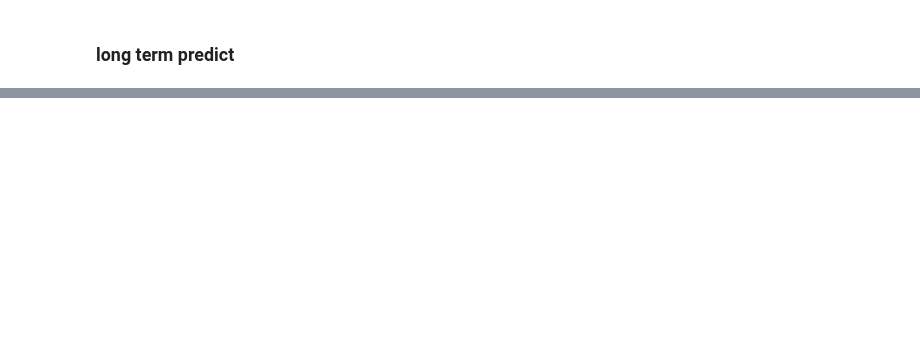
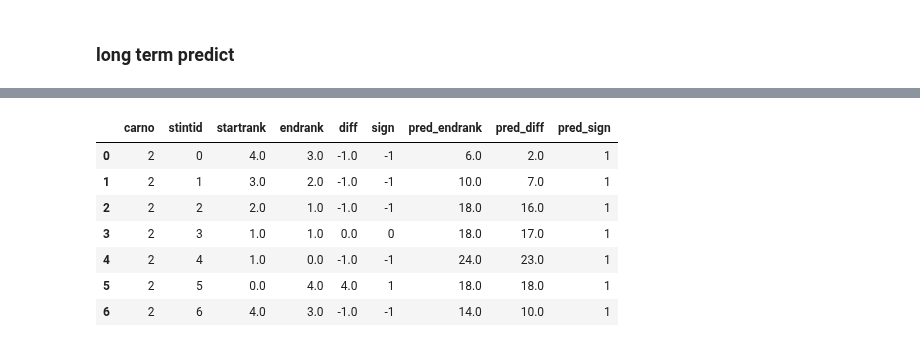
Before and after one commit to DSC-SPIDAL/rankpredictor, a Jupyter notebook: run/14.StatusModelII/notebook/longterm-predictor.ipynb, the cells around one changed output, grey strips where cells are left out. Cells and saved outputs as stored; diff of their text form; code cells hidden in the pictures; blank space fills up the shorter version.

```diff
--- a/run/14.StatusModelII/notebook/longterm-predictor.ipynb
+++ b/run/14.StatusModelII/notebook/longterm-predictor.ipynb
@@ -2070,5 +2232,5 @@ decode_carids={carid:carno for carno, carid in global_carids.items()}
 # %%
-forecast = run_exp(2,2, train_ratio =0.4 , trainid = "2018",
+forecast = run_exp(2,2, train_ratio =0.1 , trainid = "2018",
                    datamode=MODE_ORACLE, model='oracle')
 # %% [output]
 INFO:root:Using GPU
@@ -2096,0 +2240,8 @@ df = get_stint_acc(forecasts_et)
+# %%
+forecasts_et2 = eval_stint_rank(forecast, 2,
+                            global_start_offset[_test_event])
+df2 = get_stint_acc(forecasts_et2)
+correct = df2[df2['sign']==df2['pred_sign']]
+acc = len(correct)/len(df2)
+mae = np.sum(np.abs(df2['pred_diff'].values - df2['diff'].values))/len(df2)
+print('oracle:', acc, mae)
@@ -2253,0 +2355,11 @@ true_rank
+# %%
+df2[df2['carno']==2]
+# %% [output]
+|  | carno | stintid | startrank | endrank | diff | sign | pred_endrank | pred_diff | pred_sign |
+| 0 | 2 | 0 | 4.0 | 3.0 | -1.0 | -1 | 6.0 | 2.0 | 1 |
+| 1 | 2 | 1 | 3.0 | 2.0 | -1.0 | -1 | 10.0 | 7.0 | 1 |
+| 2 | 2 | 2 | 2.0 | 1.0 | -1.0 | -1 | 18.0 | 16.0 | 1 |
+| 3 | 2 | 3 | 1.0 | 1.0 | 0.0 | 0 | 18.0 | 17.0 | 1 |
+| 4 | 2 | 4 | 1.0 | 0.0 | -1.0 | -1 | 24.0 | 23.0 | 1 |
+| 5 | 2 | 5 | 0.0 | 4.0 | 4.0 | 1 | 18.0 | 18.0 | 1 |
+| 6 | 2 | 6 | 4.0 | 3.0 | -1.0 | -1 | 14.0 | 10.0 | 1 |
```
Also changed, not shown: parts of 33 cells of this notebook, 21 other files.
